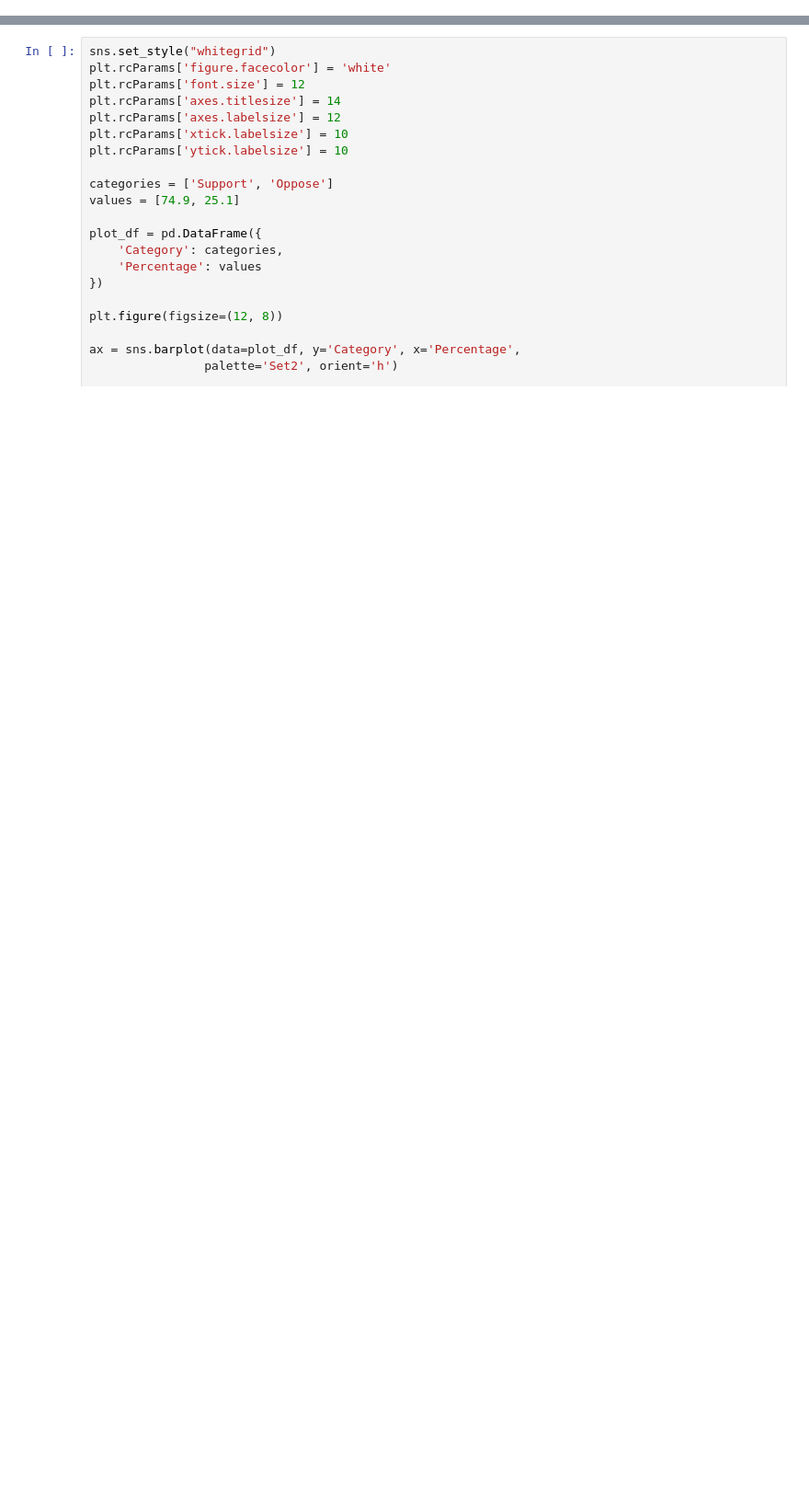
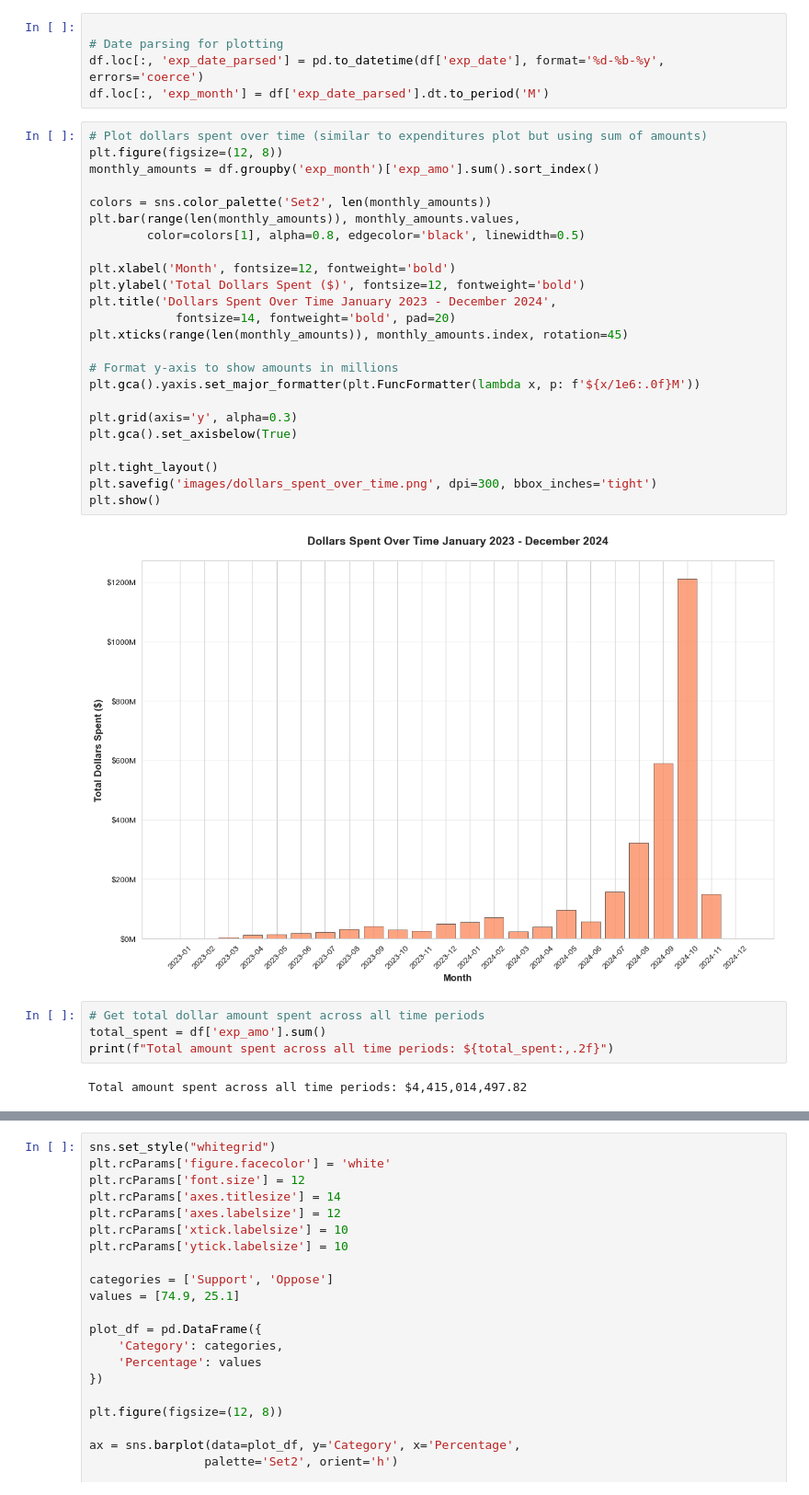
Before and after one commit to marobinette/DataScience, a Jupyter notebook: assignments/shared/weekThree/ie.ipynb, the cells around one changed output, grey strips where cells are left out. Shown at 92% size. Drawn from its saved outputs; the diff is of its cells as text; blank space fills up the shorter version.

```diff
--- a/assignments/shared/weekThree/ie.ipynb
+++ b/assignments/shared/weekThree/ie.ipynb
@@ -60,0 +59,37 @@ memory usage: 9.9+ MB
+# %%
+
+# Date parsing for plotting
+df.loc[:, 'exp_date_parsed'] = pd.to_datetime(df['exp_date'], format='%d-%b-%y', errors='coerce')
+df.loc[:, 'exp_month'] = df['exp_date_parsed'].dt.to_period('M')
+# %%
+# Plot dollars spent over time (similar to expenditures plot but using sum of amounts)
+plt.figure(figsize=(12, 8))
+monthly_amounts = df.groupby('exp_month')['exp_amo'].sum().sort_index()
+
+colors = sns.color_palette('Set2', len(monthly_amounts))
+plt.bar(range(len(monthly_amounts)), monthly_amounts.values,
+        color=colors[1], alpha=0.8, edgecolor='black', linewidth=0.5)
+
+plt.xlabel('Month', fontsize=12, fontweight='bold')
+plt.ylabel('Total Dollars Spent ($)', fontsize=12, fontweight='bold')
+plt.title('Dollars Spent Over Time January 2023 - December 2024',
+            fontsize=14, fontweight='bold', pad=20)
+plt.xticks(range(len(monthly_amounts)), monthly_amounts.index, rotation=45)
+
+# Format y-axis to show amounts in millions
+plt.gca().yaxis.set_major_formatter(plt.FuncFormatter(lambda x, p: f'${x/1e6:.0f}M'))
+
+plt.grid(axis='y', alpha=0.3)
+plt.gca().set_axisbelow(True)
+
+plt.tight_layout()
+plt.savefig('images/dollars_spent_over_time.png', dpi=300, bbox_inches='tight')
+plt.show()
+# %% [output]
+[figure, added]
+# %%
+# Get total dollar amount spent across all time periods
+total_spent = df['exp_amo'].sum()
+print(f"Total amount spent across all time periods: ${total_spent:,.2f}")
+# %% [output]
+Total amount spent across all time periods: $4,415,014,497.82
```
Also changed, not shown: parts of 21 cells of this notebook, 10 other files.
